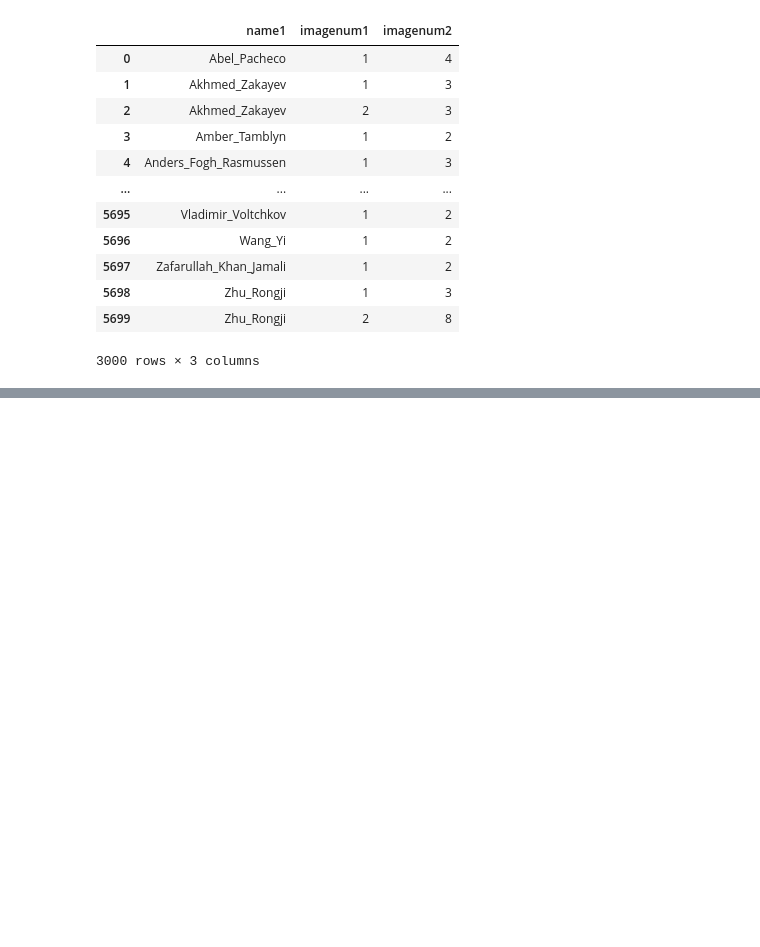
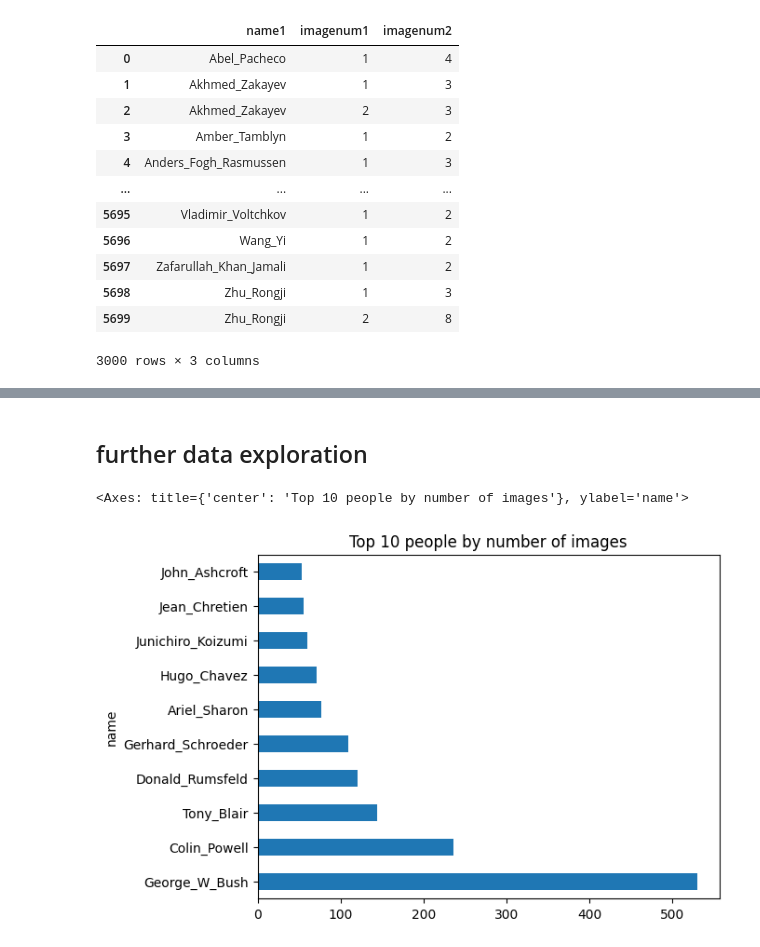
Before and after one commit to indhra/Face_recognition_CNN, a Jupyter notebook: Face_recognition_using_CNN.ipynb, the cells around one changed output, grey strips where cells are left out. Drawn from its saved outputs; the diff is of its cells as text; code cells hidden in the pictures; blank space fills up the shorter version.

```diff
--- a/Face_recognition_using_CNN.ipynb
+++ b/Face_recognition_using_CNN.ipynb
@@ -98,0 +130,9 @@ dict_keys(['data', 'pairs', 'target', 'target_names', 'DESCR'])
+# %%
+# shape data frame so there is a row per image, matched to relevant jpg file
+
+image_paths = lfw_allnames.loc[lfw_allnames.index.repeat(lfw_allnames['images'])]
+image_paths['image_path'] = 1 + image_paths.groupby('name').cumcount()
+image_paths['image_path'] = image_paths.image_path.apply(lambda x: '{0:0>4}'.format(x))
+image_paths['image_path'] = image_paths.name+'/'+image_paths.name+'_'+image_paths.image_path+'.jpg'
+image_paths = image_paths.drop('images', axis=1)
+image_paths.head()
@@ -98,0 +191,7 @@ dict_keys(['data', 'pairs', 'target', 'target_names', 'DESCR'])
+# %% [markdown]
+## further data exploration
+# %%
+image_paths.name.value_counts()[:10].plot(kind='barh', title='Top 10 people by number of images')
+# %% [output]
+<Axes: title={'center': 'Top 10 people by number of images'}, ylabel='name'>
+[figure, added]
```
Also changed, not shown: parts of 20 cells of this notebook, 1 other file.
